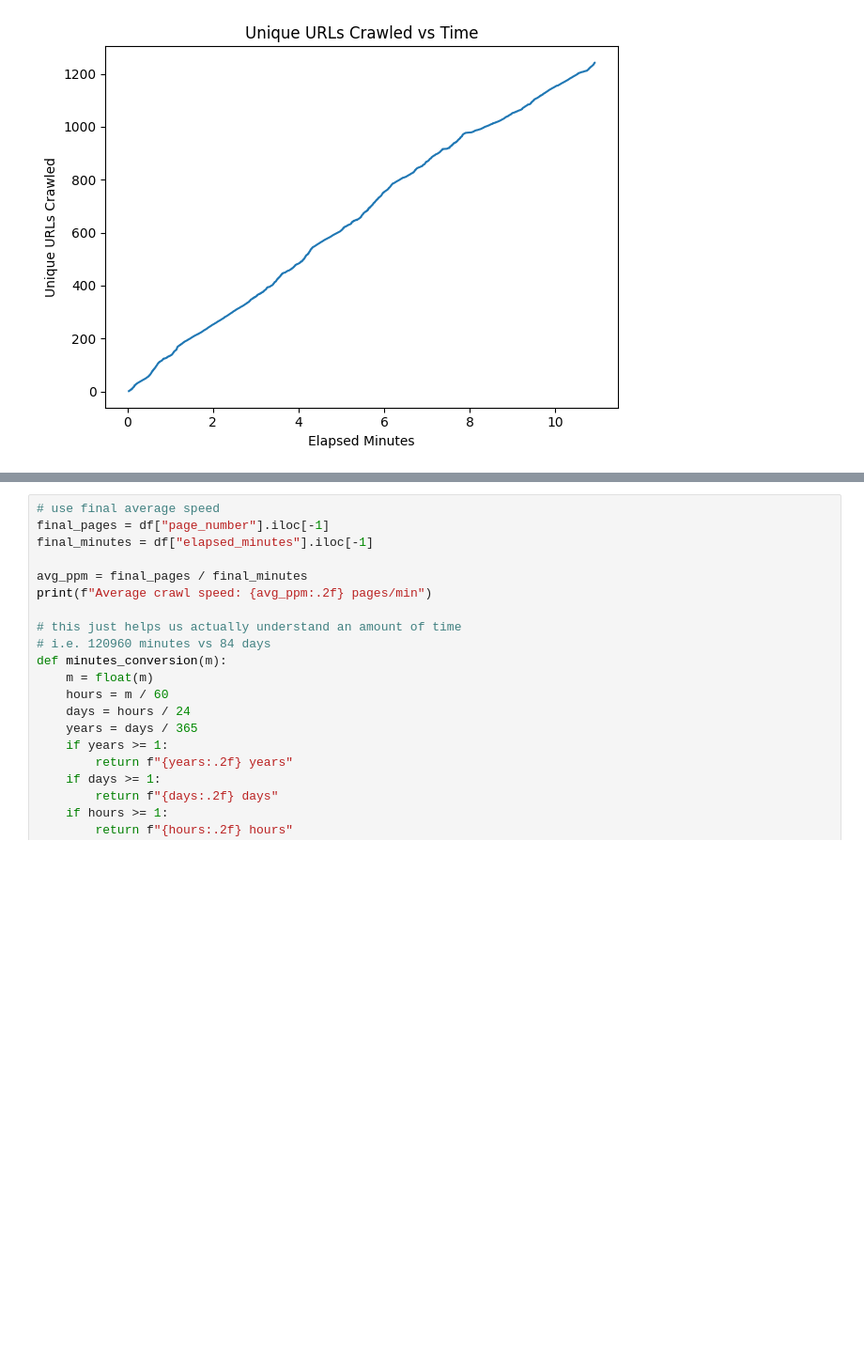
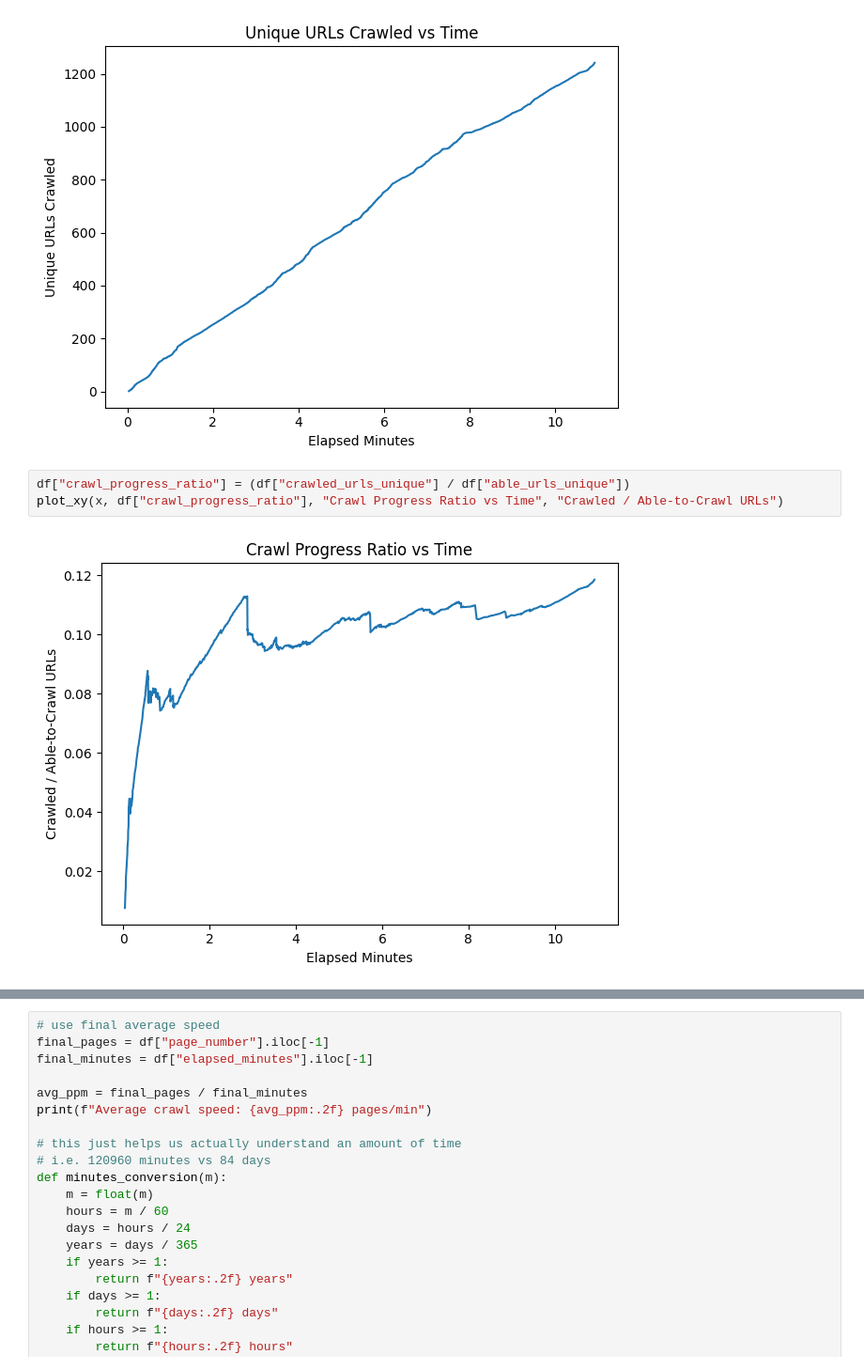
Before and after one commit to abenomran/web-crawler, a Jupyter notebook: crawler_plots.ipynb, the cells around one changed output, grey strips where cells are left out. Shown at 94% size. Saved outputs shown, nothing was run; the diff lists cells and outputs as text; blank space fills up the shorter version.

```diff
--- a/crawler_plots.ipynb
+++ b/crawler_plots.ipynb
@@ -83,6 +83,11 @@ plot_xy(x, df["crawled_urls_unique"], "Unique URLs Crawled vs Time", "Unique URL
 [figure]
 [figure]
 [figure]
+# %%
+df["crawl_progress_ratio"] = (df["crawled_urls_unique"] / df["able_urls_unique"])
+plot_xy(x, df["crawl_progress_ratio"], "Crawl Progress Ratio vs Time", "Crawled / Able-to-Crawl URLs")
+# %% [output]
+[figure, added]
 # %%
 df["pages_per_min"] = df["page_number"] / df["elapsed_minutes"]
 plot_xy(df["elapsed_minutes"], df["pages_per_min"], "Crawl Speed vs Time", "Pages / Minute")
```
Also changed, not shown: parts of 1 cell of this notebook.
